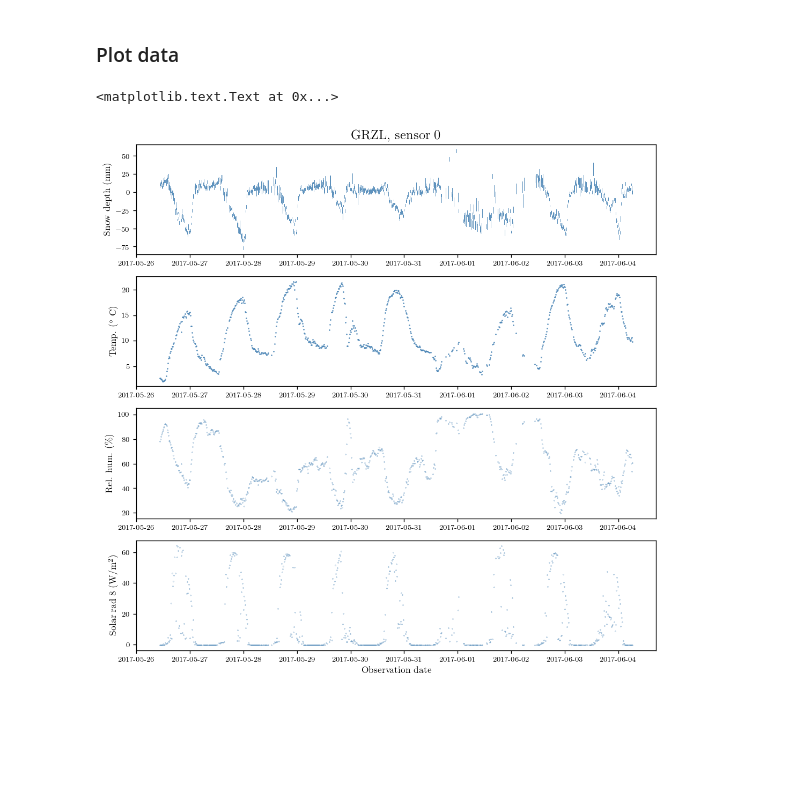
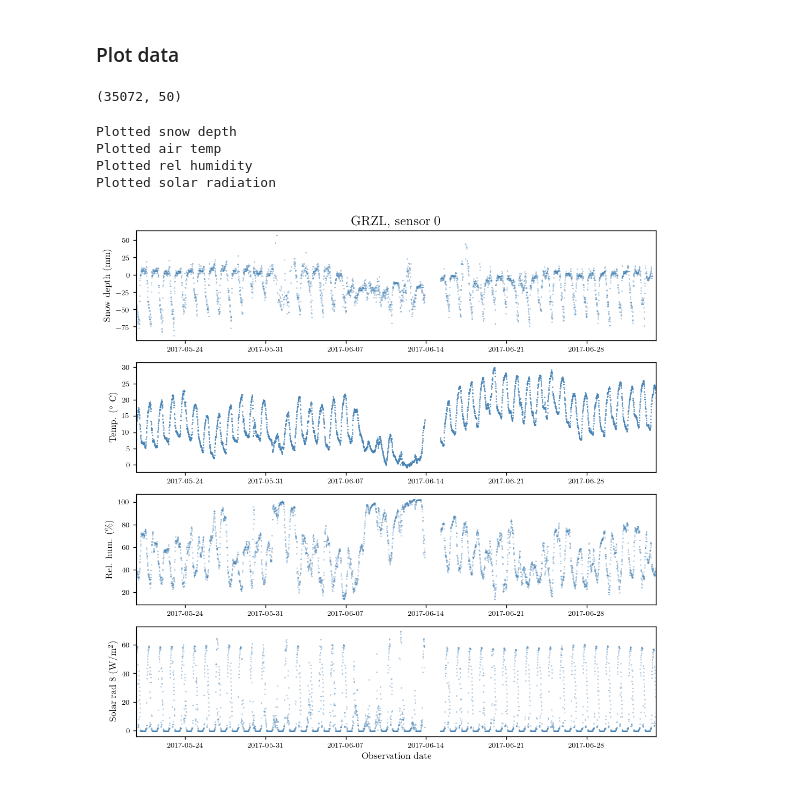
Before and after one commit to adam-coogan/snow_data_cleaning, a Jupyter notebook: scripts/FeatherFormatter.ipynb, the cells around one changed output. Drawn from its saved outputs; the diff is of its cells as text; code cells hidden in the pictures; blank space fills up the shorter version.

Commit message:
Fixed Feather formatting code errors, including fixing sorting by timestamp.

```diff
--- a/scripts/FeatherFormatter.ipynb
+++ b/scripts/FeatherFormatter.ipynb
@@ -78,6 +78,8 @@ for wsn in feather_wsns: # loop over WSNs
 
     # Replace "null" entries with nan
     df_wsn.replace("null", np.nan, inplace=True)
+    # Sort by timestamp
+    df_wsn.sort_values("time", inplace=True)
     # Save dataframe
     df_wsn.to_csv(output_path + wsn + ".csv", header="# Data for %s. Columns are snow depth and stdev (mm), relative humidity (\%), air temperature (C), solar radiation (W/m^2).")
 
@@ -87,43 +89,65 @@ for wsn in feather_wsns: # loop over WSNs
         node_label_str = node_label_str + "%i,%s\n" % (i, m)
 # %% [markdown]
 ### Plot data
+# %%
+df_wsn.shape
+# %% [output]
+(35072, 50)
 # %%
 plt.figure(figsize=(10, 10))
 
 sensor = 0
 
 # Choose time range to plot
-i_ti = 15000
-i_tf = 15700
-times = df_wsn["time"].iloc[i_ti:i_tf]
+i_ti = 26500
+i_tf = 30850
+times = df_wsn["time"].values[i_ti:i_tf]
 
 # Extract data
-snowdepths = df_wsn["snowdepth_%i" % sensor].iloc[i_ti:i_tf]
-snowdepth_stdevs = df_wsn["snowdepth_stdev_%i" % sensor].iloc[i_ti:i_tf]
-rel_humidity = df_wsn["rel_humidity_%i" % sensor].iloc[i_ti:i_tf]
-air_temp = df_wsn["air_temp_%i" % sensor].iloc[i_ti:i_tf]
+snowdepths = df_wsn["snowdepth_%i" % sensor].values[i_ti:i_tf]
+snowdepth_stdevs = df_wsn["snowdepth_stdev_%i" % sensor].values[i_ti:i_tf]
+rel_humidity = df_wsn["rel_humidity_%i" % sensor].values[i_ti:i_tf]
+air_temp = df_wsn["air_temp_%i" % sensor].values[i_ti:i_tf]
+
 # Use single sensor's solar radiation as proxy for site
-wsn_solar_rad = df_wsn["solar_rad_8"].iloc[i_ti:i_tf]
+wsn_solar_rad = df_wsn["solar_rad_8"].values[i_ti:i_tf]
+
+### Plot the data
 
 plt.subplot(4, 1, 1)
 plt.title(wsn + ", sensor %i" % sensor)
-#plt.plot(times, snowdepths - snowdepth_stdevs, '.', markersize=0.5, color="steelblue")
-for t, sd, sd_stdev in zip(times, snowdepths, snowdepth_stdevs):
-    plt.plot(2*[t], [sd-sd_stdev, sd+sd_stdev], '-', linewidth=0.5, color="steelblue")
+plt.plot(times, snowdepths, '.', markersize=0.5, color="steelblue")
+#for t, sd, sd_stdev in zip(times, snowdepths, snowdepth_stdevs):
+#    plt.plot(2*[t], [sd-sd_stdev, sd+sd_stdev], '-', linewidth=0.5, color="steelblue")
 plt.ylabel("Snow depth (mm)")
+plt.xlim(min(times), max(times))
+
+print "Plotted snow depth"
 
 plt.subplot(4, 1, 2)
 plt.plot(times, air_temp, '.', markersize=1)
 plt.ylabel(r"Temp. ($^\circ$ C)")
+plt.xlim(min(times), max(times))
+
+print "Plotted air temp"
 
 plt.subplot(4, 1, 3)
 plt.plot(times, rel_humidity, '.', markersize=0.5)
 plt.ylabel("Rel. hum. (\%)")
+plt.xlim(min(times), max(times))
+
+print "Plotted rel humidity"
 
 plt.subplot(4, 1, 4)
 plt.plot(times, wsn_solar_rad, '.', markersize=0.5)
 plt.xlabel("Observation date")
 plt.ylabel(r"Solar rad 8 (W/m$^2$)")
+plt.xlim(min(times), max(times))
+
+print "Plotted solar radiation"
 # %% [output]
-<matplotlib.text.Text at 0x...>
+Plotted snow depth
+Plotted air temp
+Plotted rel humidity
+Plotted solar radiation
-[figure, old version]
+[figure, new version]
```
